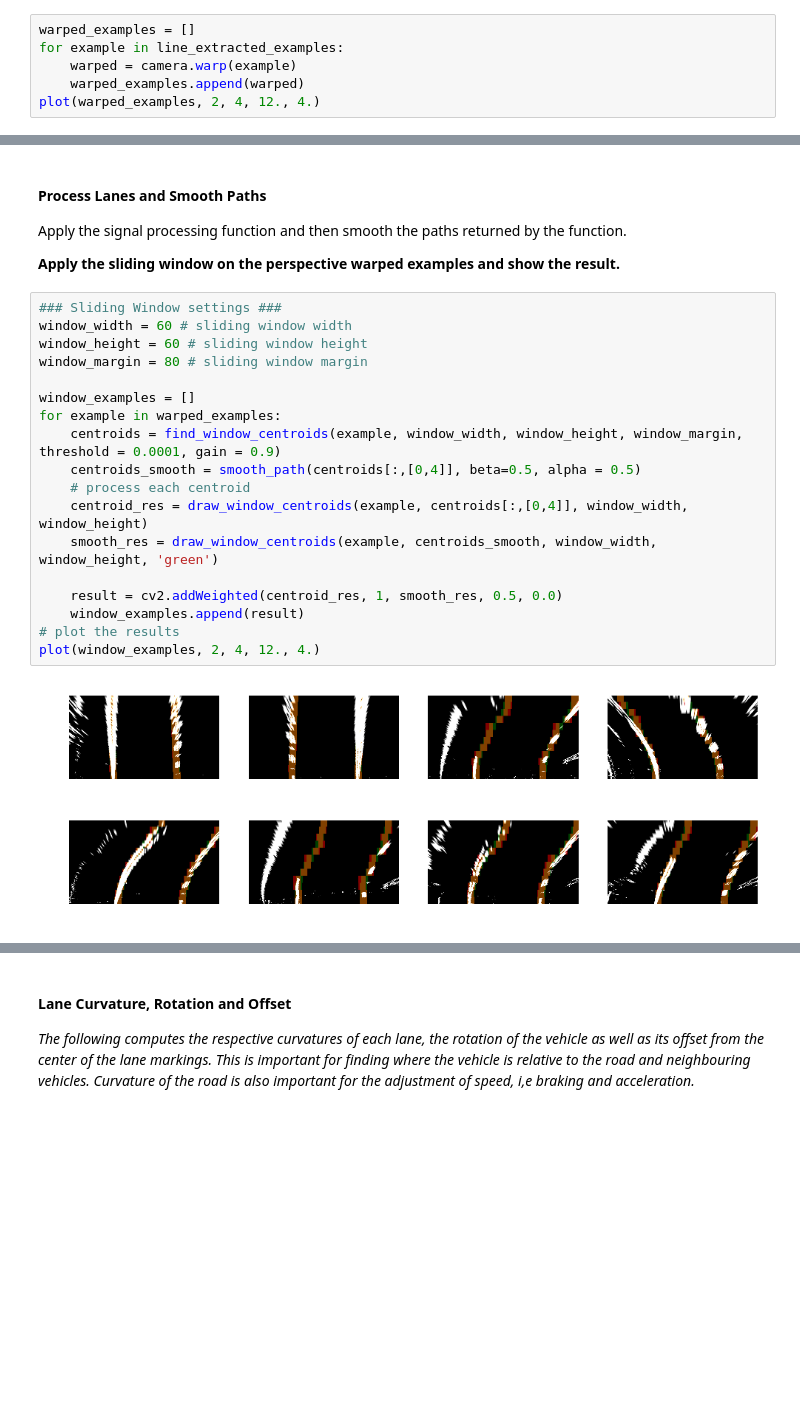
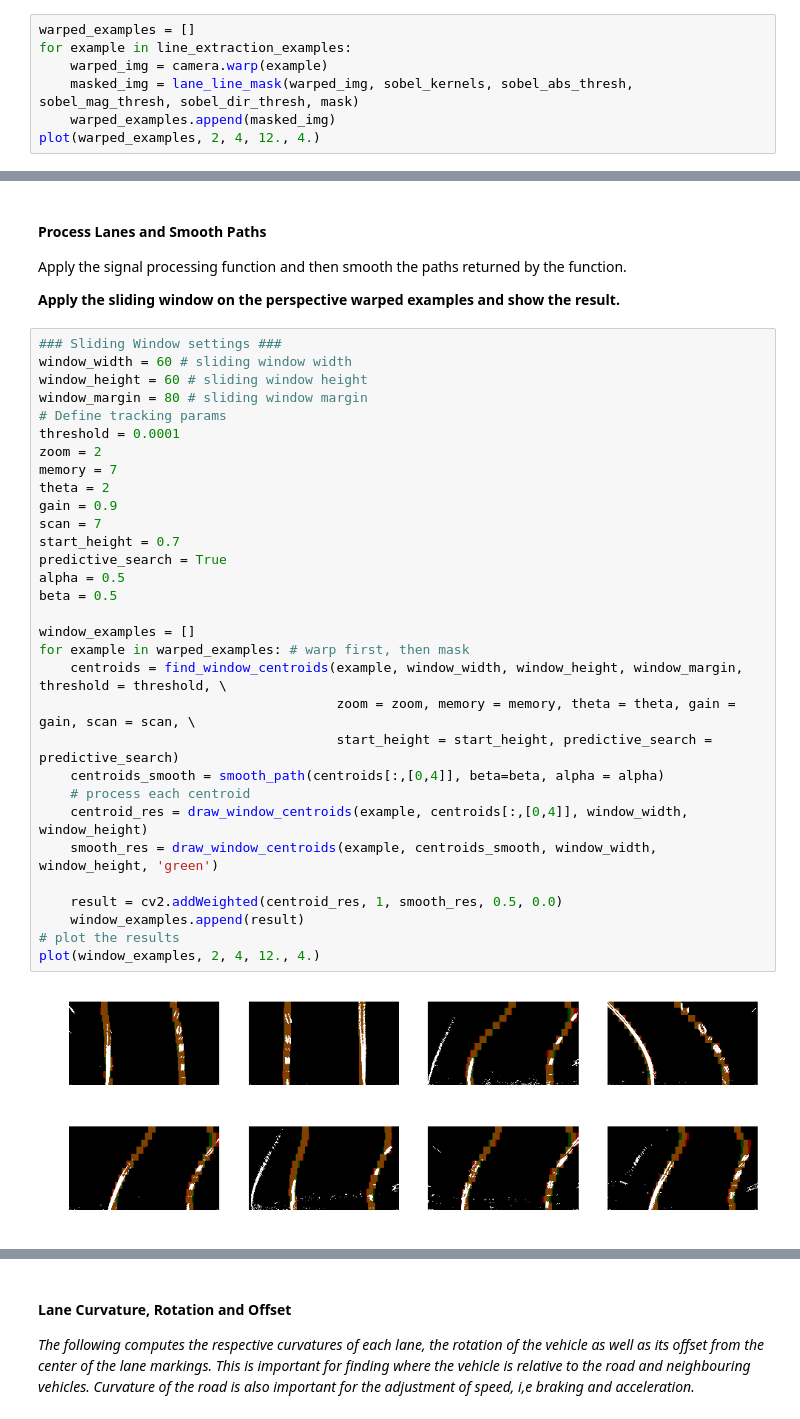
Before and after one commit to bdschrisk/CarND-Advanced-Lane-Finding-P4, a Jupyter notebook: Advanced-Lane-Lines-P4.ipynb, the cells around one changed output, grey strips where cells are left out. Saved outputs shown, nothing was run; the diff lists cells and outputs as text; blank space fills up the shorter version.

```diff
--- a/Advanced-Lane-Lines-P4.ipynb
+++ b/Advanced-Lane-Lines-P4.ipynb
@@ -363,8 +363,9 @@ plt.show()
 __Perspective warped examples using the camera warp function__
 # %%
 warped_examples = []
-for example in line_extracted_examples:
-    warped = camera.warp(example)
-    warped_examples.append(warped)
+for example in line_extraction_examples:
+    warped_img = camera.warp(example)
+    masked_img = lane_line_mask(warped_img, sobel_kernels, sobel_abs_thresh, sobel_mag_thresh, sobel_dir_thresh, mask)
+    warped_examples.append(masked_img)
 plot(warped_examples, 2, 4, 12., 4.)
 # %% [output]
@@ -619,20 +643,33 @@ Apply the signal processing function and then smooth the paths returned by the f
 # %%
 ### Sliding Window settings ###
 window_width = 60 # sliding window width
 window_height = 60 # sliding window height
 window_margin = 80 # sliding window margin
+# Define tracking params
+threshold = 0.0001
+zoom = 2
+memory = 7
+theta = 2
+gain = 0.9
+scan = 7
+start_height = 0.7
+predictive_search = True
+alpha = 0.5
+beta = 0.5
 
 window_examples = []
-for example in warped_examples:
-    centroids = find_window_centroids(example, window_width, window_height, window_margin, threshold = 0.0001, gain = 0.9)
-    centroids_smooth = smooth_path(centroids[:,[0,4]], beta=0.5, alpha = 0.5)
+for example in warped_examples: # warp first, then mask
+    centroids = find_window_centroids(example, window_width, window_height, window_margin, threshold = threshold, \
+                                      zoom = zoom, memory = memory, theta = theta, gain = gain, scan = scan, \
+                                      start_height = start_height, predictive_search = predictive_search)
+    centroids_smooth = smooth_path(centroids[:,[0,4]], beta=beta, alpha = alpha)
     # process each centroid
     centroid_res = draw_window_centroids(example, centroids[:,[0,4]], window_width, window_height)
     smooth_res = draw_window_centroids(example, centroids_smooth, window_width, window_height, 'green')
 
     result = cv2.addWeighted(centroid_res, 1, smooth_res, 0.5, 0.0)
     window_examples.append(result)
 # plot the results
 plot(window_examples, 2, 4, 12., 4.)
 # %% [output]
-[figure, old version]
+[figure, new version]
```
Also changed, not shown: parts of 9 cells of this notebook, 2 other files.
